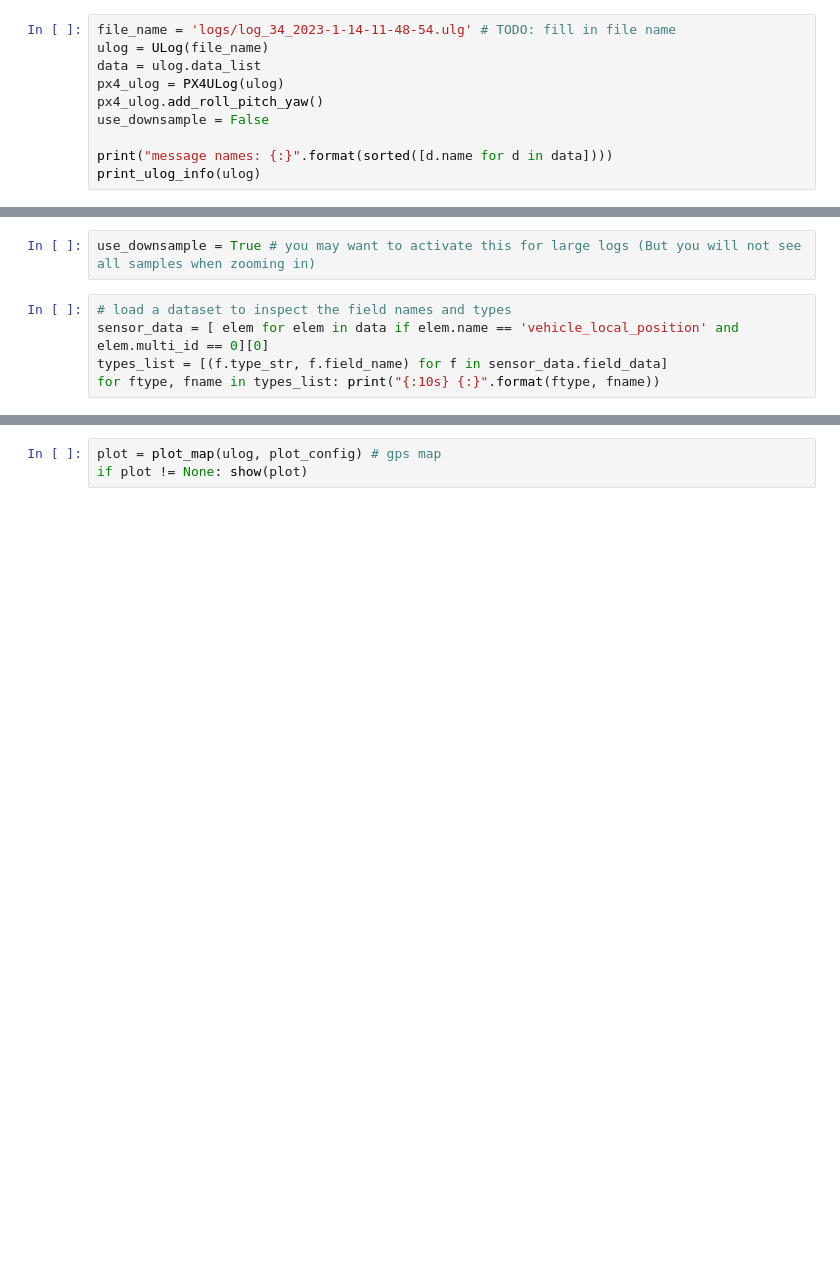
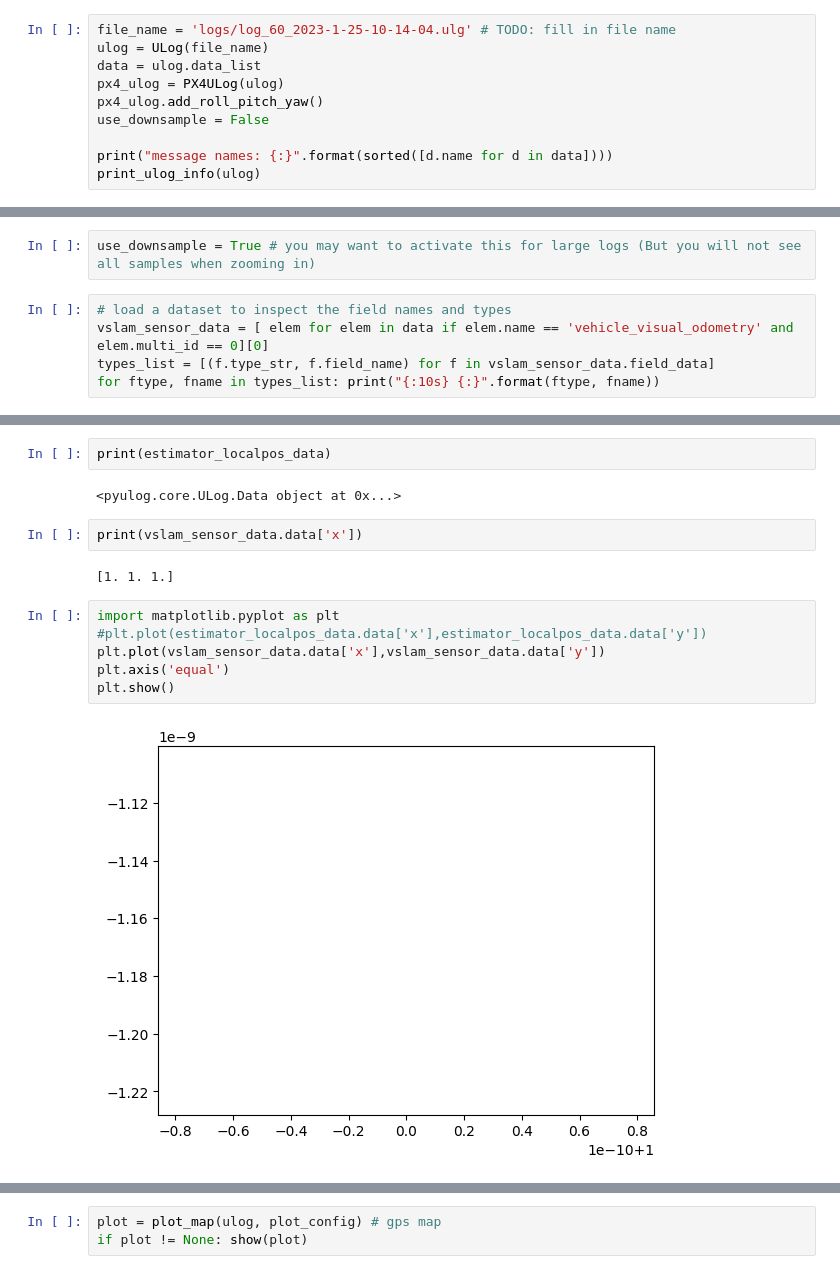
Before and after one commit to netdrones/flight_review, a Jupyter notebook: app/plotting_vslam.ipynb, the cells around one changed output, grey strips where cells are left out. Saved outputs shown, nothing was run; the diff lists cells and outputs as text; blank space fills up the shorter version.

Commit message:
added ulog from first vslam flight

```diff
--- a/app/plotting_vslam.ipynb
+++ b/app/plotting_vslam.ipynb
@@ -26,7 +26,7 @@ output_notebook()
 Loading BokehJS ...
 [interactive output not drawn]
 # %%
-file_name = 'logs/log_34_2023-1-14-11-48-54.ulg' # TODO: fill in file name
+file_name = 'logs/log_60_2023-1-25-10-14-04.ulg' # TODO: fill in file name
 ulog = ULog(file_name)
 data = ulog.data_list
 px4_ulog = PX4ULog(ulog)
@@ -45,8 +45,8 @@ Logging duration: 0:00:33
 use_downsample = True # you may want to activate this for large logs (But you will not see all samples when zooming in)
 # %%
 # load a dataset to inspect the field names and types
-sensor_data = [ elem for elem in data if elem.name == 'vehicle_local_position' and elem.multi_id == 0][0]
-types_list = [(f.type_str, f.field_name) for f in sensor_data.field_data]
+vslam_sensor_data = [ elem for elem in data if elem.name == 'vehicle_visual_odometry' and elem.multi_id == 0][0]
+types_list = [(f.type_str, f.field_name) for f in vslam_sensor_data.field_data]
 for ftype, fname in types_list: print("{:10s} {:}".format(ftype, fname))
 # %% [output]
 uint64_t   timestamp
@@ -68,0 +98,16 @@ uint8_t    dist_bottom_sensor_bitfield
+# %%
+print(estimator_localpos_data)
+# %% [output]
+<pyulog.core.ULog.Data object at 0x...>
+# %%
+print(vslam_sensor_data.data['x'])
+# %% [output]
+[1. 1. 1.]
+# %%
+import matplotlib.pyplot as plt
+#plt.plot(estimator_localpos_data.data['x'],estimator_localpos_data.data['y'])
+plt.plot(vslam_sensor_data.data['x'],vslam_sensor_data.data['y'])
+plt.axis('equal')
+plt.show()
+# %% [output]
+[figure, added]
```
Also changed, not shown: parts of 6 cells of this notebook, 7 other files.
